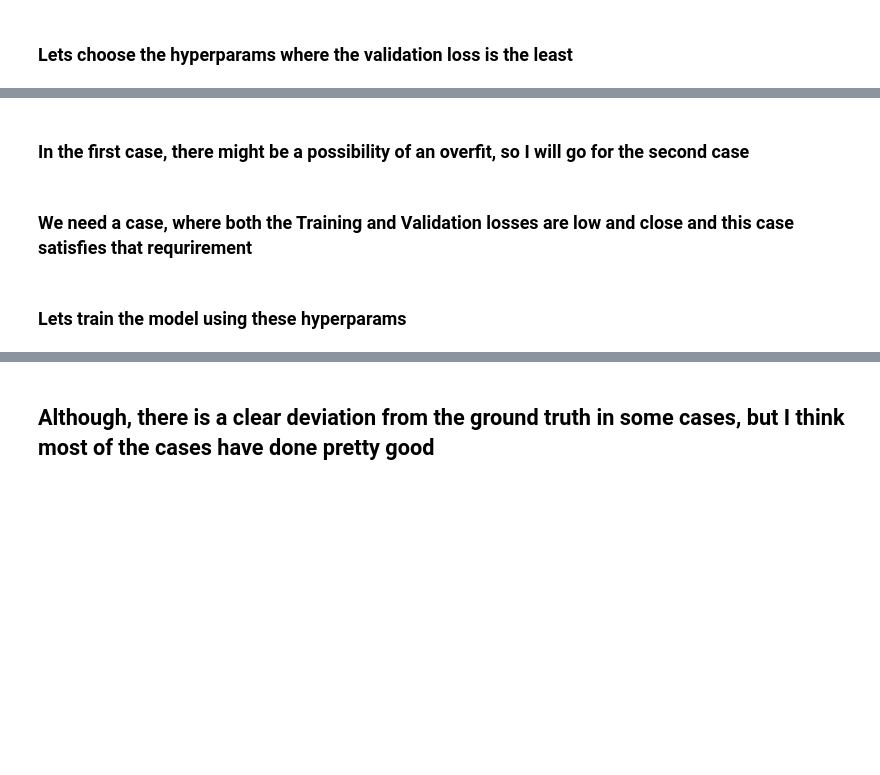
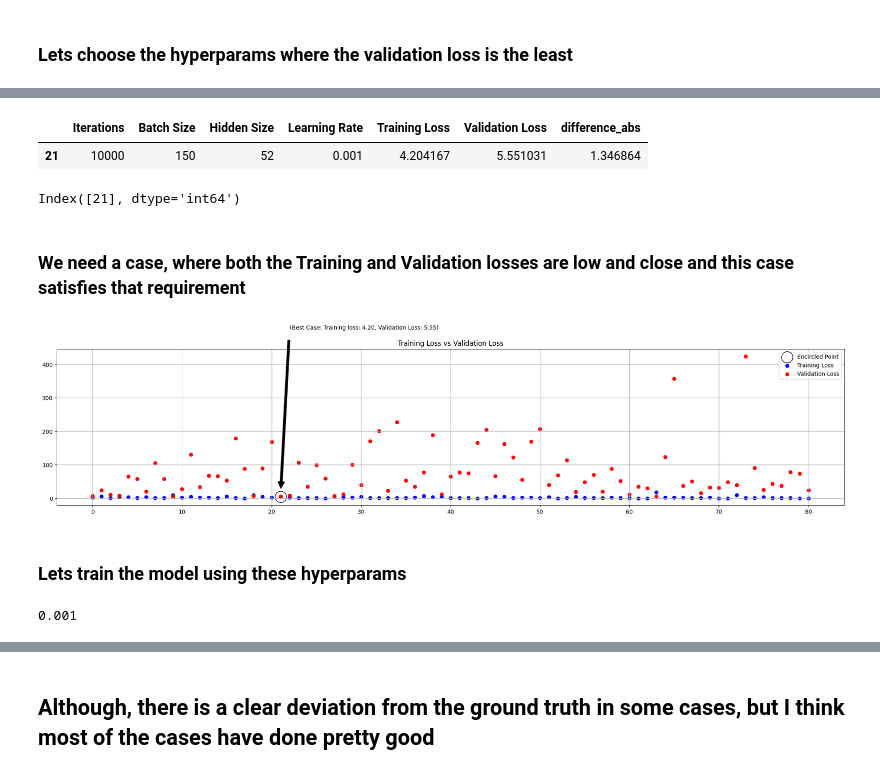
Before and after one commit to goyalharshit79/Mutual-Funda-EDA-and-Simple-ANN-Modelling, a Jupyter notebook: mutual-funds.ipynb, the cells around one changed output, grey strips where cells are left out. Drawn from its saved outputs; the diff is of its cells as text; code cells hidden in the pictures; blank space fills up the shorter version.

```diff
--- a/mutual-funds.ipynb
+++ b/mutual-funds.ipynb
@@ -636,6 +676,6 @@ plt.show()
 results_df["difference_abs"] = abs(results_df["Validation Loss"] - results_df["Training Loss"])
 # %%
 best_params = results_df[results_df["Validation Loss"] == results_df["Validation Loss"].min()]
-best_params2 = results_df[results_df["difference"] == results_df["difference_abs"].min()]
+best_params2 = results_df[results_df["difference_abs"] == results_df["difference_abs"].min()]
 # %%
 best_params
@@ -642,46 +685,55 @@ best_params
 # %%
 best_params2
+# %% [output]
+|  | Iterations | Batch Size | Hidden Size | Learning Rate | Training Loss | Validation Loss | difference_abs |
+| 21 | 10000 | 150 | 52 | 0.001 | 4.204167 | 5.551031 | 1.346864 |
-# %% [markdown]
-### In the first case, there might be a possibility of an overfit, so  I will go for the second case
 # %%
 best_params = best_params2
+# %%
+best_params.index
+# %% [output]
+Index([21], dtype='int64')
 # %% [markdown]
-### We need a case, where both the Training and Validation losses are low and close and this case satisfies that requrirement
+### We need a case, where both the Training and Validation losses are low and close and this case satisfies that requirement
 # %%
 # Get the coordinates of the 3rd points
-encircle_x_train = range(len(results_df["Training Loss"]))[54]
-best_y_train = results_df["Training Loss"][54]
-best_y_val = results_df["Validation Loss"][54]
+encircle_x_train = range(len(results_df["Training Loss"]))[best_params.index[0]]
+best_y_train = results_df["Training Loss"][best_params.index[0]]
+best_y_val = results_df["Validation Loss"][best_params.index[0]]
 
 plt.subplots(figsize = (25,5))
 
 #circling the best loss
 plt.scatter(encircle_x_train, best_y_train, s=400, color='white', edgecolors='black', label="Encircled Point")
 
 
 #plotting the losses
 plt.scatter(range(len(results_df["Training Loss"])), results_df["Training Loss"], color = 'b', label = "Training Loss")
 plt.scatter(range(len(results_df["Validation Loss"])), results_df["Validation Loss"], color = 'r', label = "Validation Loss")
 
 # Annotate the third point with its coordinates
 plt.annotate(f"(Best Case: Training loss: {best_y_train:.2f}, Validation Loss: {best_y_val:.2f})",
              xy=(encircle_x_train, best_y_train),
              xytext=(encircle_x_train + 1, best_y_train + 500),
              arrowprops=dict(facecolor='black', shrink=0.05),
              fontsize=10)
 
 
 plt.title("Training Loss vs Validation Loss")
 plt.legend()
 
 # plt.gca().set_aspect('equal')
 plt.grid(True)
 plt.show()
+# %% [output]
+[figure, added]
 # %% [markdown]
 ### Lets train the model using these hyperparams
 # %%
 alpha__ = best_params["Learning Rate"]
 float(alpha__)
+# %% [output]
+0.001
 # %%
 input_size__ = train_features.shape[1]  # Number of input features
 hidden_size__ = 26
```
Also changed, not shown: parts of 26 cells of this notebook.
